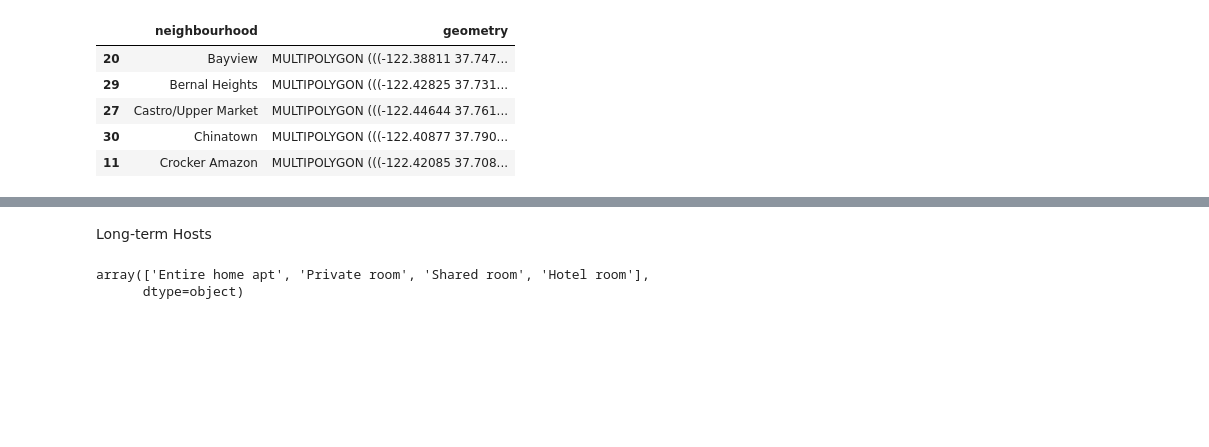
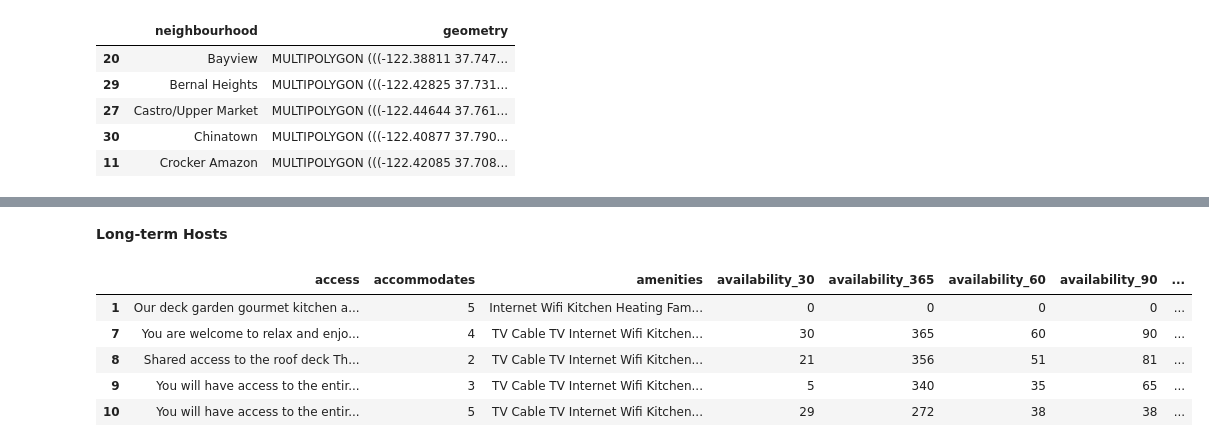
Before and after one commit to KishenSharma6/SF-Airbnb-Analysis, a Jupyter notebook: Project_Codes/02_EDA/2020_0525_Listings_EDA.ipynb, the cells around one changed output, grey strips where cells are left out. Saved outputs shown, nothing was run; the diff lists cells and outputs as text; code cells hidden in the pictures; blank space fills up the shorter version.

```diff
--- a/Project_Codes/02_EDA/2020_0525_Listings_EDA.ipynb
+++ b/Project_Codes/02_EDA/2020_0525_Listings_EDA.ipynb
@@ -291,12 +291,18 @@ plt.grid(b=None)
 # %% [markdown]
-Long-term Hosts
+**Long-term Hosts**
-# %%
-df.room_type.unique()
-# %% [output]
-array(['Entire home apt', 'Private room', 'Shared room', 'Hotel room'],
-      dtype=object)
 # %%
-df.loc[(df['room_type'] == 'Entire home apt') & (df['minimum_nights'] >= 30)]
+#Subset properties where entire property is avaialble for rent w/ min nights >=30
+long_term = df.loc[(df['room_type'] == 'Entire home apt') & (df['minimum_nights'] >= 30)]
+
+#Check
+display(long_term.head(3))
+# %% [output]
+|  | access | accommodates | amenities | availability_30 | availability_365 | availability_60 | availability_90 | ... |
+| 1 | Our deck garden gourmet kitchen a... | 5 | Internet Wifi Kitchen Heating Fam... | 0 | 0 | 0 | 0 | ... |
+| 7 | You are welcome to relax and enjo... | 4 | TV Cable TV Internet Wifi Kitchen... | 30 | 365 | 60 | 90 | ... |
+| 8 | Shared access to the roof deck Th... | 2 | TV Cable TV Internet Wifi Kitchen... | 21 | 356 | 51 | 81 | ... |
+| 9 | You will have access to the entir... | 3 | TV Cable TV Internet Wifi Kitchen... | 5 | 340 | 35 | 65 | ... |
+| 10 | You will have access to the entir... | 5 | TV Cable TV Internet Wifi Kitchen... | 29 | 272 | 38 | 38 | ... |
 # %%
 df.minimum_maximum_nights
 # %% [output]
```
Also changed, not shown: parts of 9 cells of this notebook, 1 other file.
